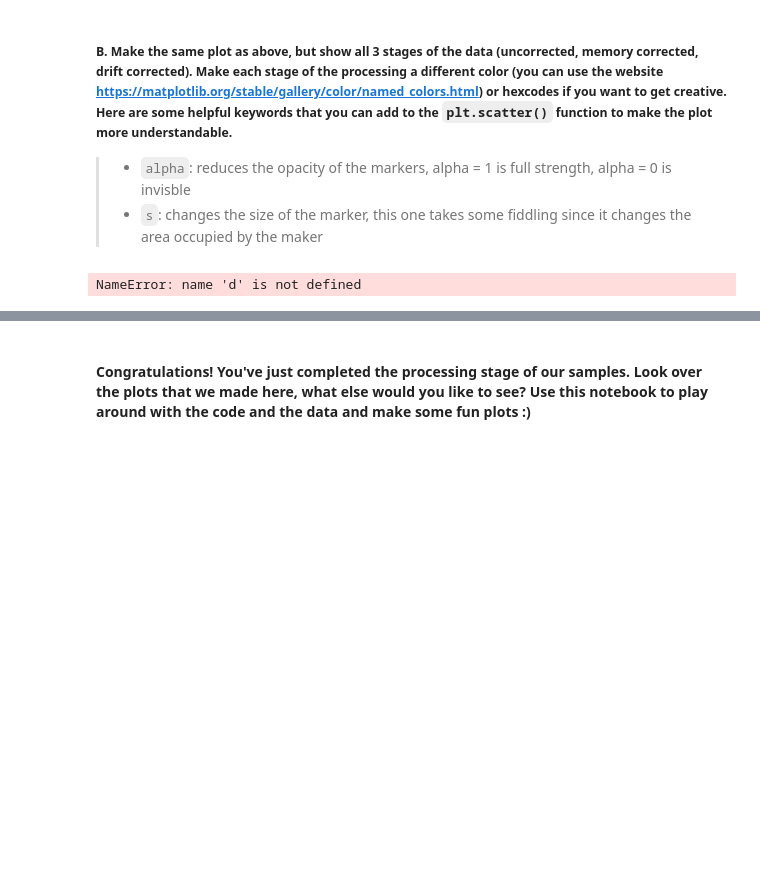
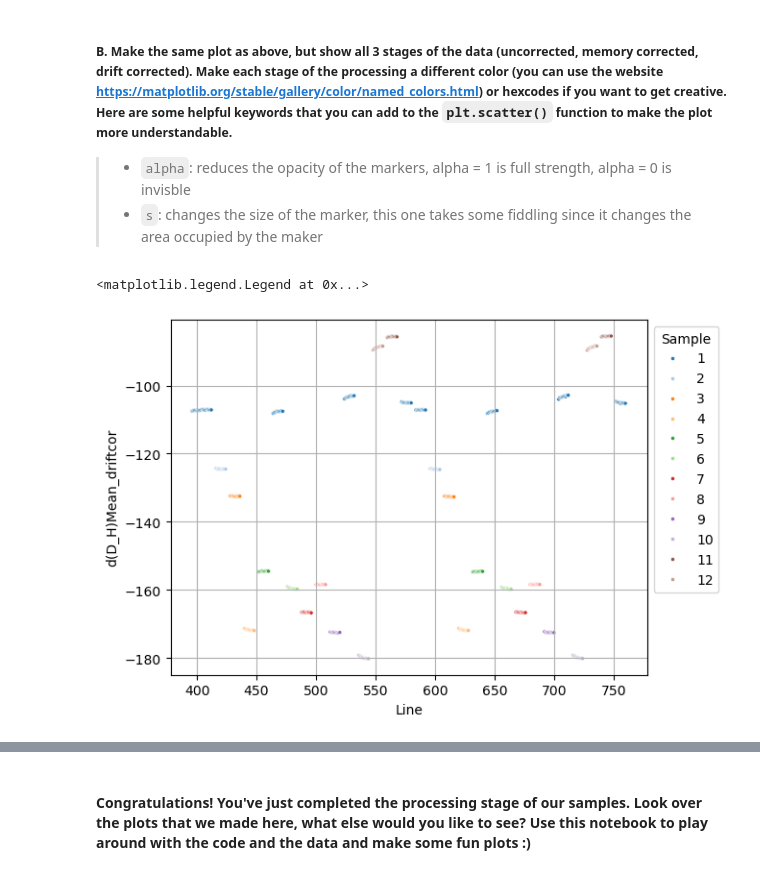
Before and after one commit to jrobs12/vjkp_2025, a Jupyter notebook: analyse_samples.ipynb, the cells around one changed output, grey strips where cells are left out. Drawn from its saved outputs; the diff is of its cells as text; code cells hidden in the pictures; blank space fills up the shorter version.

```diff
--- a/analyse_samples.ipynb
+++ b/analyse_samples.ipynb
@@ -140,45 +186,43 @@ Then we apply what is called a **linear interpolation** between the standard ano
 # %%
 #drift correction code
 
-d1=d.loc[d['Inj_Nr']>3].copy() #we're making a new dataframe where we only take injection numbers greater than 3
+d1=d.loc[d['Inj Nr']>3].copy() #we're making a new dataframe where we only take injection numbers greater than 3
 samplelist = samplelist = d['Sample'].unique() #here we're making a list of each of the vials that were analysed in the tray
-samples_num = {"VAN": 1, "CHIL": 2, "OSOY": 3, "CAST": 4, "CRES": 5, "CRAN": 6, "CROW": 7, "LETH": 8, "MED": 9, "CAL": 10, "VIC": 11, "SKE": 12}
-#here we're mapping the label of a sample to a number, this allows
-#for us to keep track of which sample is which once we start working with the means (which can't be averaged since they are strings)
 
-d1["label_num"] = d1["label"].replace(samples_num)
+drift_standard_value = {"d(D_H)Mean": -107 ,"d(18_16)Mean": -12.38, "d(17_16)Mean": -6.57} #these are the true values of our drift standard
 
 #calculate the anomalies for each type of data
 dsam_mean=d1.groupby('Sample')[cl].mean() #for each sample, we're taking the mean for the anonalies
 for c in cl: #loop over each type of data
-        d1[c+'_anom']=0.0 #add a column into our dataframe
-        for s in samplelist: #loop over each sample
-            d1.loc[d1['Sample']==s,c+'_anom'] = d1.loc[d1['Sample']==s,c]-dsam_mean.loc[s,c] #subtract the mean of that sample group from the sample
+    d1[c+'_anom']=0.0 #add a column into our dataframe
+    for s in samplelist: #loop over each sample
+        d1.loc[d1['Sample']==s,c+'_anom'] = d1.loc[d1['Sample']==s,c]-dsam_mean.loc[s,c] #subtract the mean of that sample group from the sample
 
 d_means = d1.groupby("Analysis").mean(numeric_only = True) #find the mean of every column for each Analysis
 #we use the means for the interpolation but we're going to correct all of the data using the interpolation
 
 #select the the drift standard label data for the interpolation
-d_stnd = d_means.loc[d_means["Label"] == samples_num["DRIFT STANDARD LABEL HERE"]].groupby("Analysis").mean(numeric_only = True)
+d_stnd = d_means.loc[d_means["Label Num"] == samples_num["VAN"]].groupby("Analysis").mean(numeric_only = True)
 
 for i,c in enumerate(cl):
-        #get interpolation function
-        d1_interpolation = scipy.interpolate.interp1d(d_stnd["Line"], d_stnd[c + "_memcor_anom"],
-                                                      kind = "linear", bounds_error = False,
-                                                   fill_value = (d_stnd[c + "_memcor_anom"][0], d_stnd[c+ "_memcor_anom"][-1]))
+    #get interpolation function
+    d1_interpolation = interp.interp1d(d_stnd["Line"], d_stnd[c + "_anom"],
+                                                kind = "linear", bounds_error = False,
+                                            fill_value = (d_stnd[c + "_anom"][0], d_stnd[c+ "_anom"][-1]))
 
-        d1[c + "_interp"] = d1_interpolation(d1["Line"]) #apply the interpolation function onto our line column to get the correct # of points
-        #correct data
-        d1[c + "_driftcor"] = d1[c+"_memcor"] - d1[c + "_interp"]
+    delta_mean = drift_standard_value[c] - d_stnd[c].mean() #delta mean is the difference between our measured drift standard and the true value
+    #interpolate data
+    d1[c + "_interp"] = d1_interpolation(d1["Line"])
+    #correct data
+    d1[c + "_driftcor"] = d1[c] - d1[c + "_interp"] #+ delta_mean #correct the data
 # %% [markdown]
 ##### B. Make the same plot as above, but show all 3 stages of the data (uncorrected, memory corrected, drift corrected). Make each stage of the processing a different color (you can use the website https://matplotlib.org/stable/gallery/color/named_colors.html) or hexcodes if you want to get creative. Here are some helpful keywords that you can add to the `plt.scatter()` function to make the plot more understandable.
 
 >- `alpha`: reduces the opacity of the markers, alpha = 1 is full strength, alpha = 0 is invisble
 >- `s`: changes the size of the marker, this one takes some fiddling since it changes the area occupied by the maker
 # %%
+d_sam = d1 #d1[d1["Label"] == 'VAN']
 ##code for the plot here
-d_sam = d #d[d["Label"] == 'MED']
-
-plt.figure(3)
 # %% [output]
-NameError: name 'd' is not defined
+<matplotlib.legend.Legend at 0x...>
+[figure, added]
```
Also changed, not shown: parts of 10 cells of this notebook.
